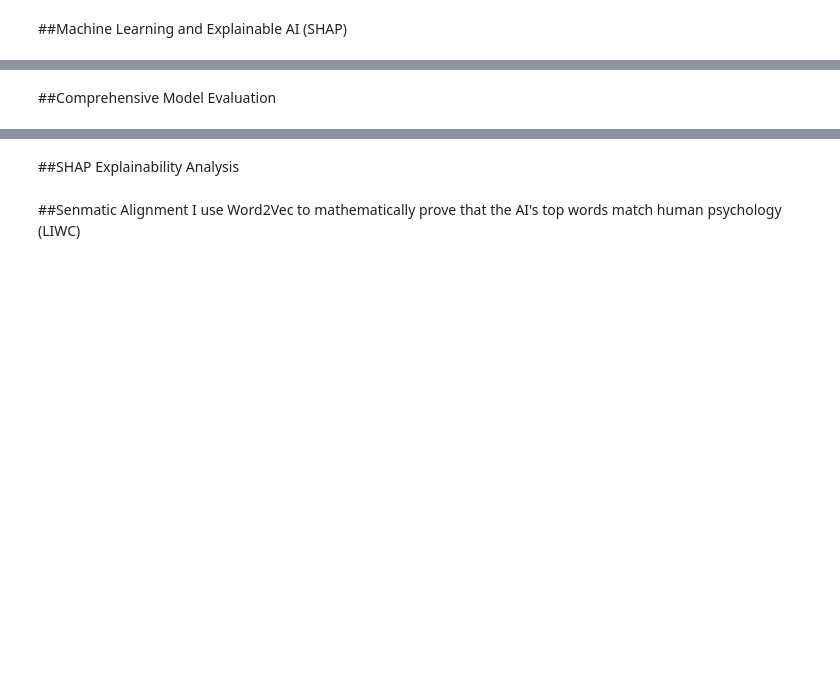
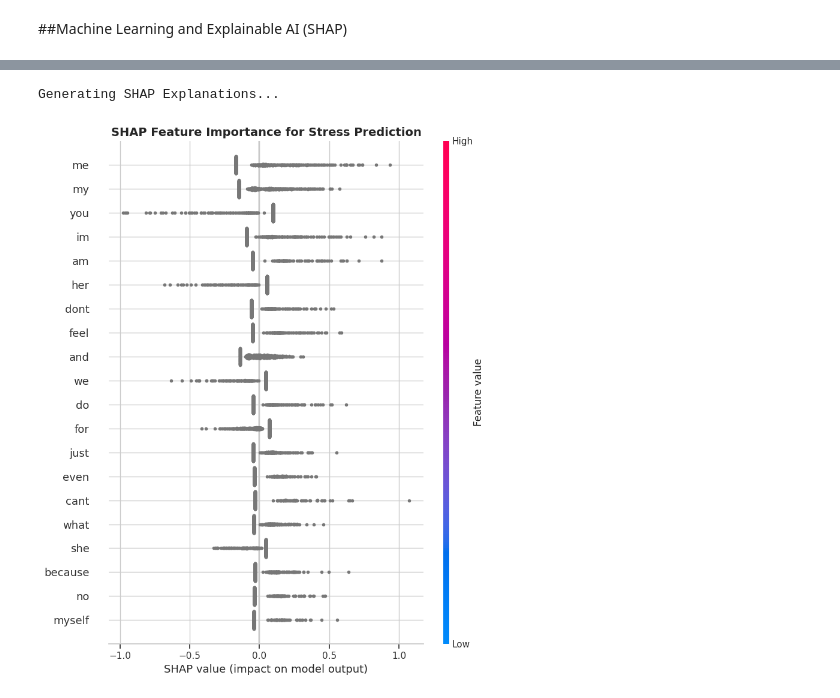
Before and after one commit to ojos168/Algorithmic_Empathy, a Jupyter notebook: Stress_Prediction_EDA_and_Baseline_Model.ipynb, the cells around one changed output, grey strips where cells are left out. Drawn from its saved outputs; the diff is of its cells as text; code cells hidden in the pictures; blank space fills up the shorter version.

```diff
--- a/Stress_Prediction_EDA_and_Baseline_Model.ipynb
+++ b/Stress_Prediction_EDA_and_Baseline_Model.ipynb
@@ -170,2 +219,20 @@ print(f"ROC-AUC: {roc_auc_score(y_test, rf_model.predict_proba(X_test_tfidf)[:,
-# %% [markdown]
-##Comprehensive Model Evaluation
+# %%
+# step 5: explainable AI using SHAP
+import shap
+import matplotlib.pyplot as plt
+
+print("Generating SHAP Explanations...")
+# I use LinearExplainer for Logistic Regression as it perfectly maps TF-IDF features to weights
+explainer = shap.LinearExplainer(lr_model, X_train_tfidf, feature_perturbation="interventional")
+shap_values = explainer.shap_values(X_test_tfidf)
+
+# extract the actual words from TF-IDF
+feature_names = vectorizer.get_feature_names_out()
+
+# create and display the SHAP summary plot
+plt.figure(figsize=(10, 6))
+plt.title("SHAP Feature Importance for Stress Prediction", fontsize=14, fontweight='bold')
+shap.summary_plot(shap_values, X_test_tfidf, feature_names=feature_names, show=False)
+plt.tight_layout()
+plt.show()
+# %% [output]
@@ -172 +240,3 @@ print(f"ROC-AUC: {roc_auc_score(y_test, rf_model.predict_proba(X_test_tfidf)[:,
+Generating SHAP Explanations...
+[figure, added]
 # %%
@@ -208,5 +278,3 @@ def evaluate_and_print_metrics(model, X_test_features, y_test_labels, model_name
 # Run evaluation for both models
 evaluate_and_print_metrics(lr_model, X_test_tfidf, y_test, "Logistic Regression")
 evaluate_and_print_metrics(rf_model, X_test_tfidf, y_test, "Random Forest")
-# %% [markdown]
-##SHAP Explainability Analysis
@@ -232,4 +281 @@ plt.show()
-# %% [markdown]
-##Senmatic Alignment
-I use Word2Vec to mathematically prove that the AI's top words match human psychology (LIWC)
 # %%
```
Also changed, not shown: parts of 12 cells of this notebook.
